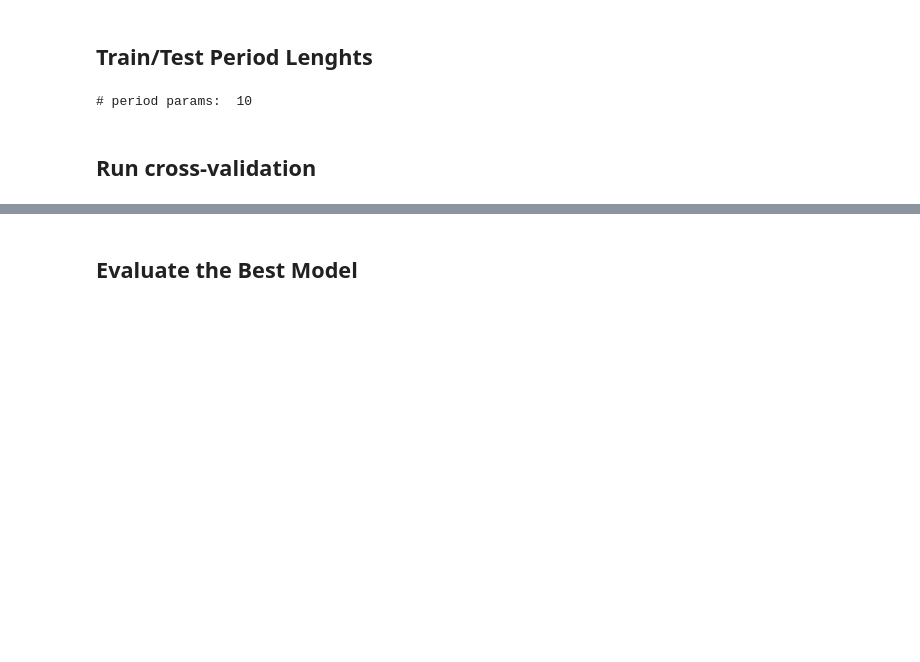
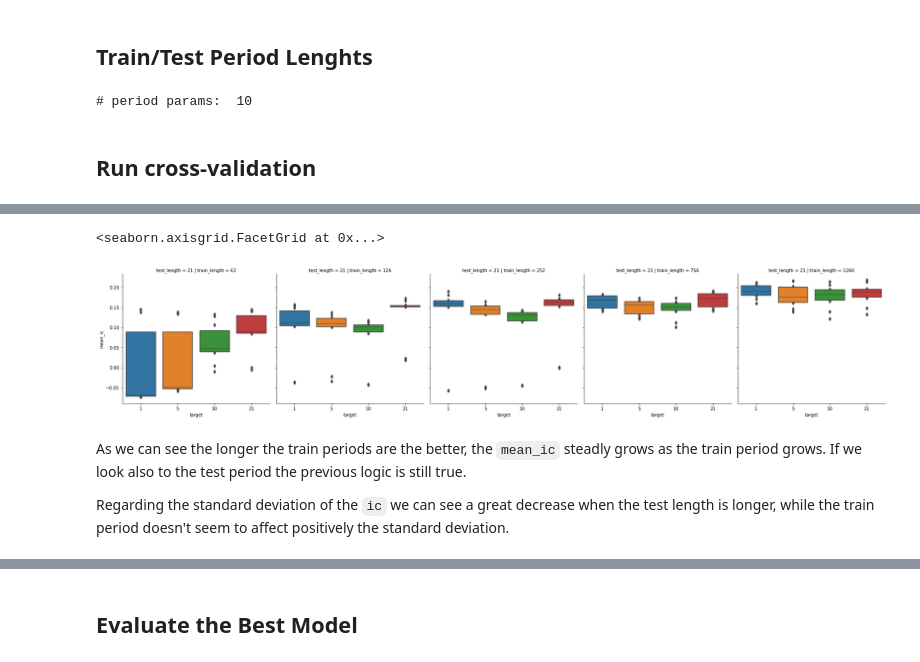
Before and after one commit to paolodelia99/ng-strategies, a Jupyter notebook: ml_based_strategies/tree_regressor.ipynb, the cells around one changed output, grey strips where cells are left out. Drawn from its saved outputs; the diff is of its cells as text; code cells hidden in the pictures; blank space fills up the shorter version.

```diff
--- a/ml_based_strategies/tree_regressor.ipynb
+++ b/ml_based_strategies/tree_regressor.ipynb
@@ -389,0 +392,16 @@ f'{gridsearch_reg.best_score_:.2f}'
+# %%
+sns.catplot(x='target',
+            y='mean_ic',
+            col='train_length',
+            row='test_length',
+            data=cross_val_results[(cross_val_results.test_length == 21)],
+            kind='boxen')
+# %% [output]
+<seaborn.axisgrid.FacetGrid at 0x...>
+[figure, added]
+# %% [markdown]
+As we can see the longer the train periods are the better, the `mean_ic` steadly grows as the train period grows. If
+we look also to the test period the previous logic is still true.
+
+Regarding the standard deviation of the `ic` we can see a great decrease when the test length is longer, while the
+train period doesn't seem to affect positively the standard deviation.
```
Also changed, not shown: parts of 45 cells of this notebook, 2 other files.
